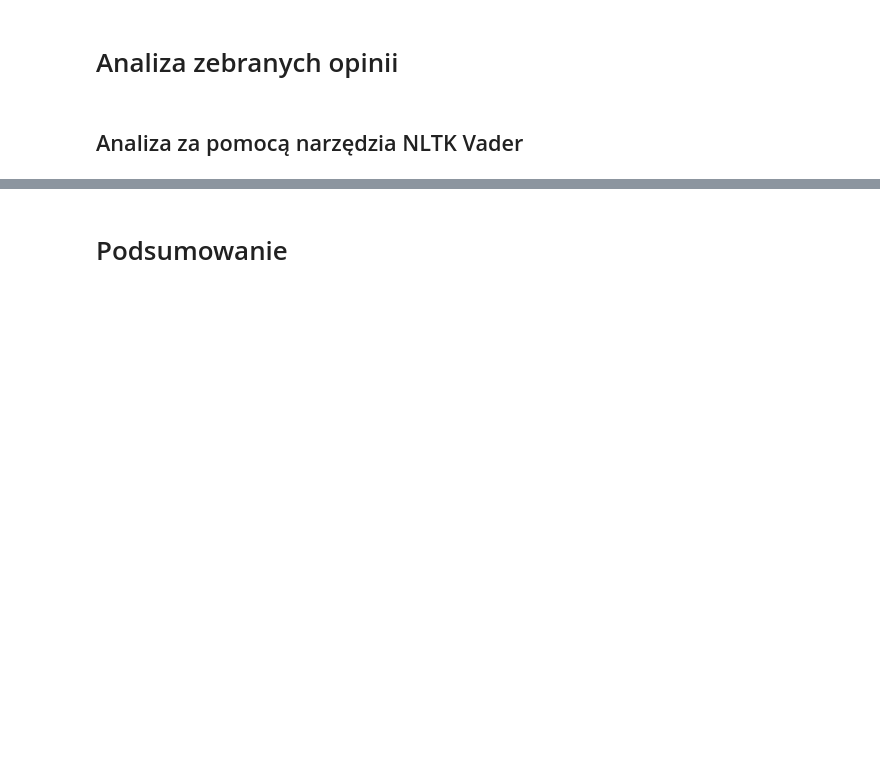
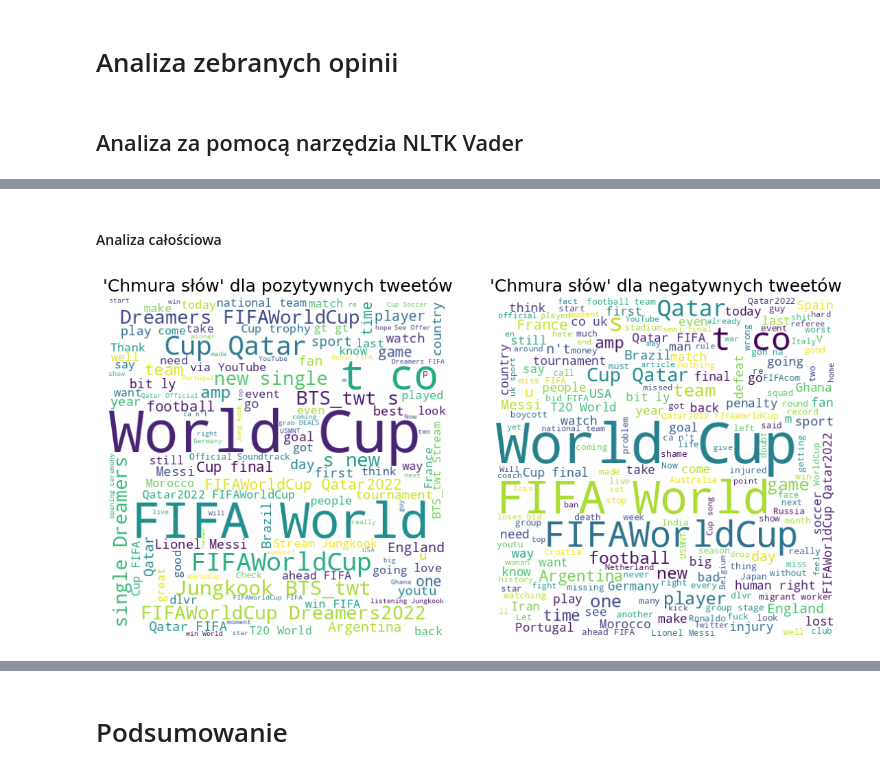
Before and after one commit to wgola/computional-intelligence-exercises, a Jupyter notebook: project3/projet3.ipynb, the cells around one changed output, grey strips where cells are left out. Cells and saved outputs as stored; diff of their text form; code cells hidden in the pictures; blank space fills up the shorter version.

```diff
--- a/project3/projet3.ipynb
+++ b/project3/projet3.ipynb
@@ -121,0 +158,45 @@ tweets["vader_compound"] = tweets.apply(
+# %%
+vader_tweets = import_prepared_data("data_wc_vader.csv")
+# %% [markdown]
+#### Analiza całościowa
+# %%
+positive_vader_tweets = vader_tweets[vader_tweets["vaderPos"]
+                                     >= vader_tweets["vaderNeg"]]
+
+negative_vader_tweets = vader_tweets[vader_tweets["vaderPos"]
+                                     < vader_tweets["vaderNeg"]]
+# %%
+from wordcloud import WordCloud
+import matplotlib.pyplot as plt
+
+positive_vader_tweets_joined_content = " ".join(
+    [" ".join(x) for x in positive_vader_tweets["lemmatizedContent"]])
+
+negative_vader_tweets_joined_content = " ".join(
+    [" ".join(x) for x in negative_vader_tweets["lemmatizedContent"]])
+
+positive_wordcloud = WordCloud(width=500, height=500,
+                               background_color='white',
+                               min_font_size=10).generate(positive_vader_tweets_joined_content)
+
+negative_wordcloud = WordCloud(width=500, height=500,
+                               background_color='white',
+                               min_font_size=10).generate(negative_vader_tweets_joined_content)
+
+fig = plt.figure(figsize=(12, 12), facecolor=None)
+
+plt.subplot(1, 2, 1)
+plt.title("'Chmura słów' dla pozytywnych tweetów", fontsize=18)
+plt.imshow(positive_wordcloud)
+plt.axis("off")
+plt.tight_layout(pad=0)
+
+plt.subplot(1, 2, 2)
+plt.title("'Chmura słów' dla negatywnych tweetów", fontsize=18)
+plt.imshow(negative_wordcloud)
+plt.axis("off")
+plt.tight_layout(pad=5)
+
+plt.show()
+# %% [output]
+[figure, added]
```
Also changed, not shown: parts of 16 cells of this notebook.
